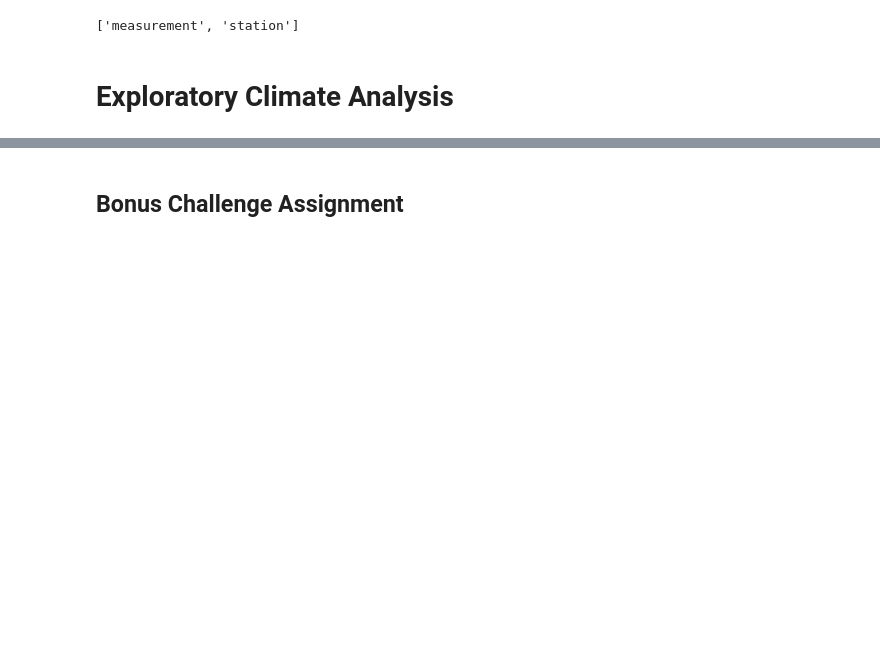
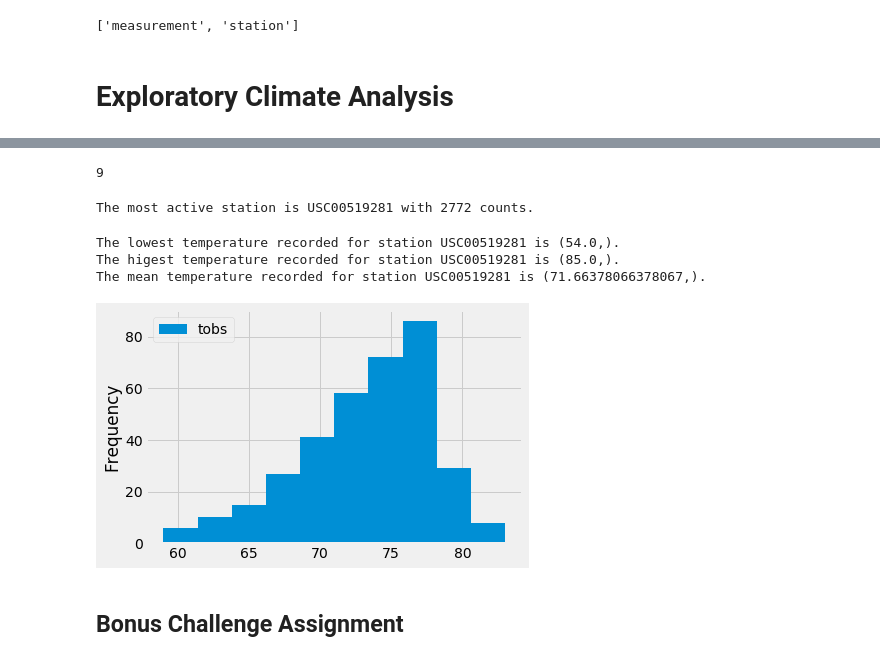
Before and after one commit to sjricketts/sqlalchemy-challenge, a Jupyter notebook: climate.ipynb, the cells around one changed output, grey strips where cells are left out. Drawn from its saved outputs; the diff is of its cells as text; code cells hidden in the pictures; blank space fills up the shorter version.

```diff
--- a/climate.ipynb
+++ b/climate.ipynb
@@ -55,5 +113,16 @@ session = Session(engine)
 # %%
-# Design a query to show how many stations are available in this dataset?
+# Design a query to show how many stations are available in this dataset.
+num_stations = session.query(Station.station).count()
+num_stations
+# %% [output]
+9
 # %%
 # What are the most active stations? (i.e. what stations have the most rows)?
 # List the stations and the counts in descending order.
+count_stations = session.query(Measurement.station, func.count(Measurement.station)).\
+    group_by(Measurement.station).\
+    order_by(func.count(Measurement.station).desc()).all()
+count_stations
+print(f"The most active station is {count_stations[0][0]} with {count_stations[0][1]} counts.")
+# %% [output]
+The most active station is USC00519281 with 2772 counts.
@@ -63,6 +129,25 @@ session = Session(engine)
+# %%
+# Using the station id from the previous query, calculate the lowest temperature recorded,
+# highest temperature recorded, and average temperature of the most active station?
+low_temp = session.query(func.min(Measurement.tobs)).filter(Measurement.station == 'USC00519281').all()
+high_temp = session.query(func.max(Measurement.tobs)).filter(Measurement.station == 'USC00519281').all()
+mean_temp = session.query(func.avg(Measurement.tobs)).filter(Measurement.station == 'USC00519281').all()
+print(f"The lowest temperature recorded for station {count_stations[0][0]} is {low_temp[0]}.")
+print(f"The higest temperature recorded for station {count_stations[0][0]} is {high_temp[0]}.")
+print(f"The mean temperature recorded for station {count_stations[0][0]} is {mean_temp[0]}.")
+# %% [output]
+The lowest temperature recorded for station USC00519281 is (54.0,).
+The higest temperature recorded for station USC00519281 is (85.0,).
+The mean temperature recorded for station USC00519281 is (71.66378066378067,).
 # %%
 # Choose the station with the highest number of temperature observations.
 # Query the last 12 months of temperature observation data for this station and plot the results as a histogram
+temp_obs = session.query(Measurement.tobs).filter(Measurement.station == 'USC00519281').filter(Measurement.date >= one_year_ago).all()
+temp_obs_df = pd.DataFrame(temp_obs)
+temp_obs_df.plot(kind="hist")
+plt.xlabel("Temperature ()");
+# %% [output]
+[figure, added]
 # %% [markdown]
 ## Bonus Challenge Assignment
 # %%
```
Also changed, not shown: parts of 9 cells of this notebook.
